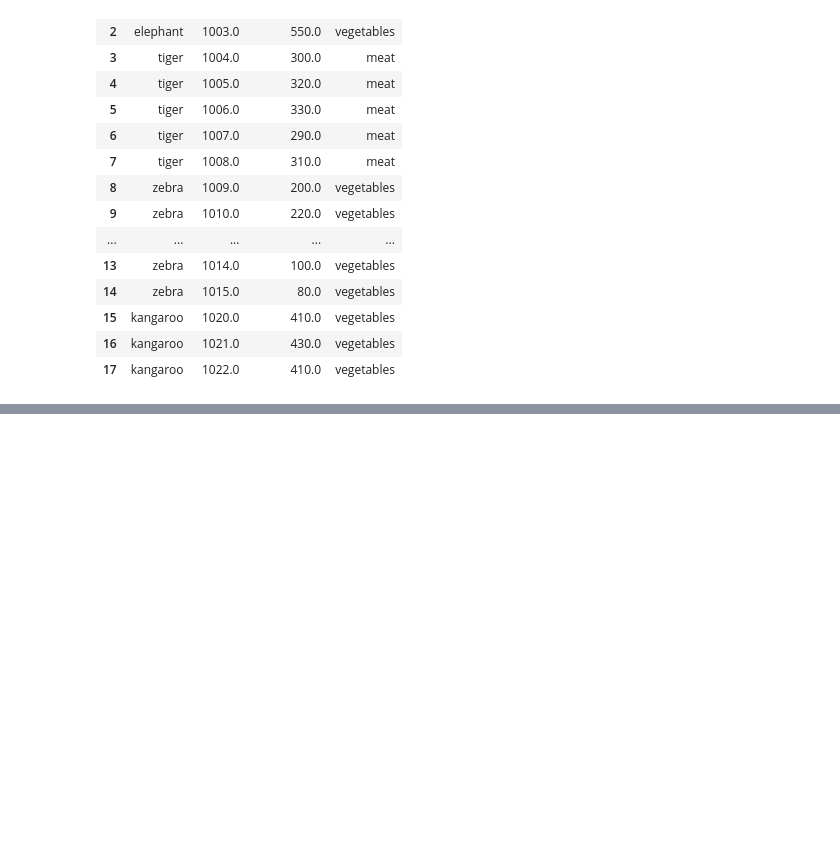
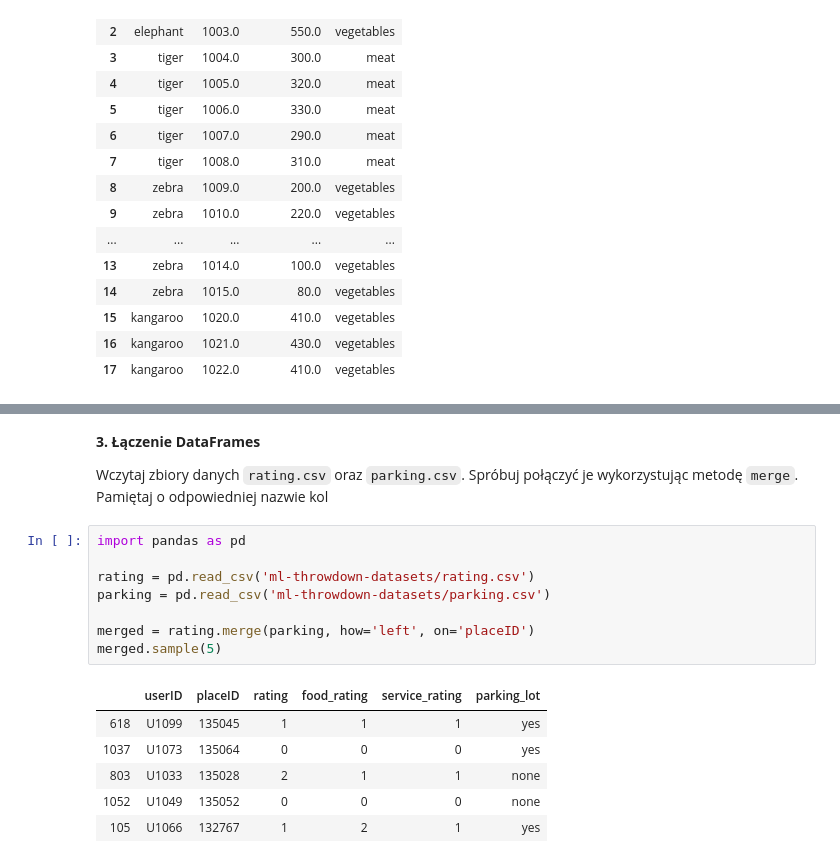
Before and after one commit to xenteros/data-science-training, a Jupyter notebook: Pandas.ipynb, the cells around one changed output, grey strips where cells are left out. Cells and saved outputs as stored; diff of their text form; blank space fills up the shorter version.

```diff
--- a/Pandas.ipynb
+++ b/Pandas.ipynb
@@ -1490,0 +1469,19 @@ zoo.merge(zoo_eats, how='right').dropna()
+# %% [markdown]
+**3. Łączenie DataFrames**
+
+Wczytaj zbiory danych `rating.csv` oraz `parking.csv`. Spróbuj połączyć je wykorzystując metodę `merge`. Pamiętaj o odpowiedniej nazwie kol
+# %%
+import pandas as pd
+
+rating = pd.read_csv('ml-throwdown-datasets/rating.csv')
+parking = pd.read_csv('ml-throwdown-datasets/parking.csv')
+
+merged = rating.merge(parking, how='left', on='placeID')
+merged.sample(5)
+# %% [output]
+|  | userID | placeID | rating | food_rating | service_rating | parking_lot |
+| 618 | U1099 | 135045 | 1 | 1 | 1 | yes |
+| 1037 | U1073 | 135064 | 0 | 0 | 0 | yes |
+| 803 | U1033 | 135028 | 2 | 1 | 1 | none |
+| 1052 | U1049 | 135052 | 0 | 0 | 0 | none |
+| 105 | U1066 | 132767 | 1 | 2 | 1 | yes |
```
Also changed, not shown: parts of 12 cells of this notebook.
